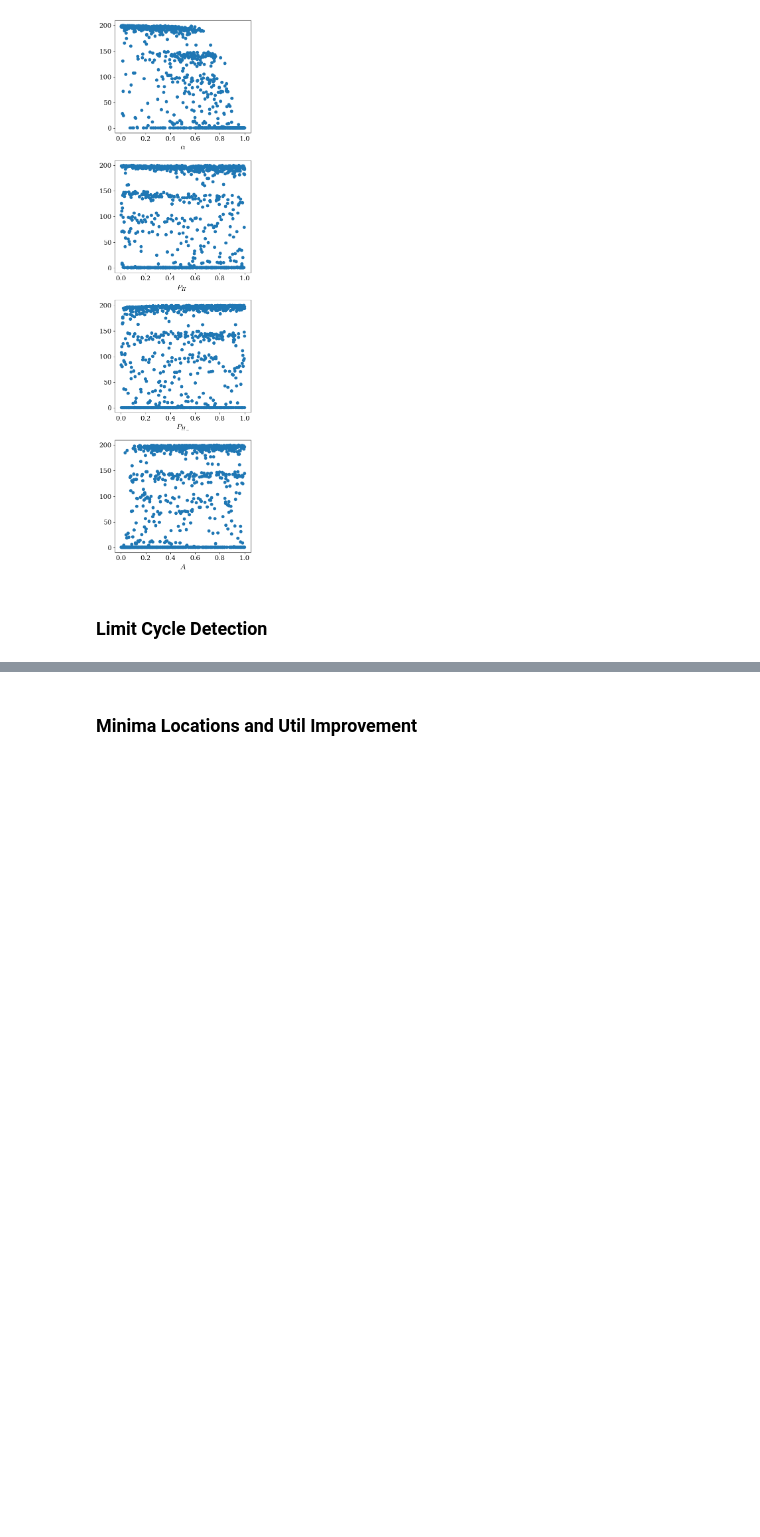
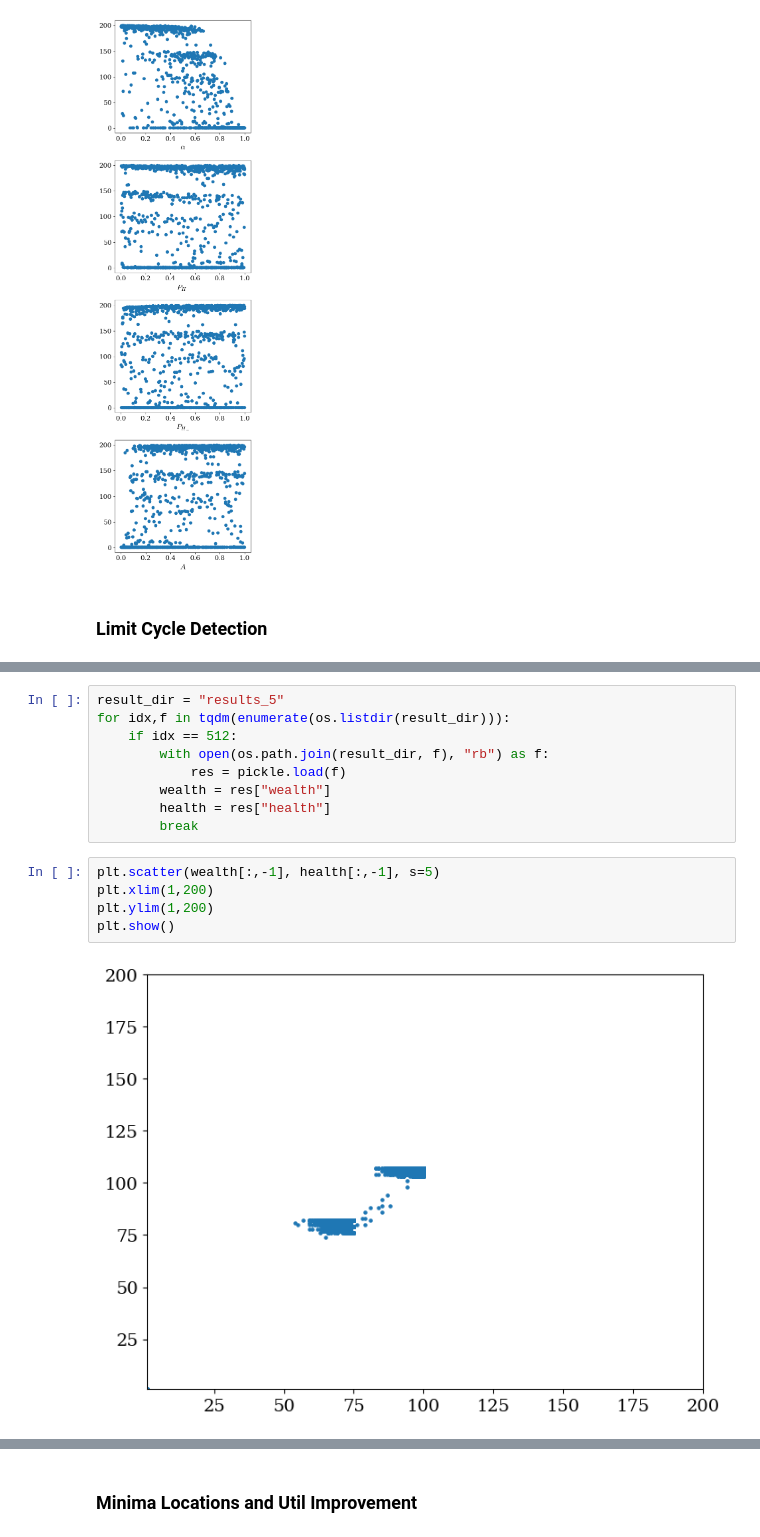
Before and after one commit to charlesaugdupont/cognitive-biases-endogenous-volatility, a Jupyter notebook: LowHealthHighWealthResults.ipynb, the cells around one changed output, grey strips where cells are left out. Cells and saved outputs as stored; diff of their text form; blank space fills up the shorter version.

```diff
--- a/LowHealthHighWealthResults.ipynb
+++ b/LowHealthHighWealthResults.ipynb
@@ -208,0 +300,16 @@ with open(f"cycle_prop_{result_dir}", 'wb') as f:
+# %%
+result_dir = "results_5"
+for idx,f in tqdm(enumerate(os.listdir(result_dir))):
+    if idx == 512:
+        with open(os.path.join(result_dir, f), "rb") as f:
+            res = pickle.load(f)
+        wealth = res["wealth"]
+        health = res["health"]
+        break
+# %%
+plt.scatter(wealth[:,-1], health[:,-1], s=5)
+plt.xlim(1,200)
+plt.ylim(1,200)
+plt.show()
+# %% [output]
+[figure, added]
```
Also changed, not shown: parts of 10 cells of this notebook.
